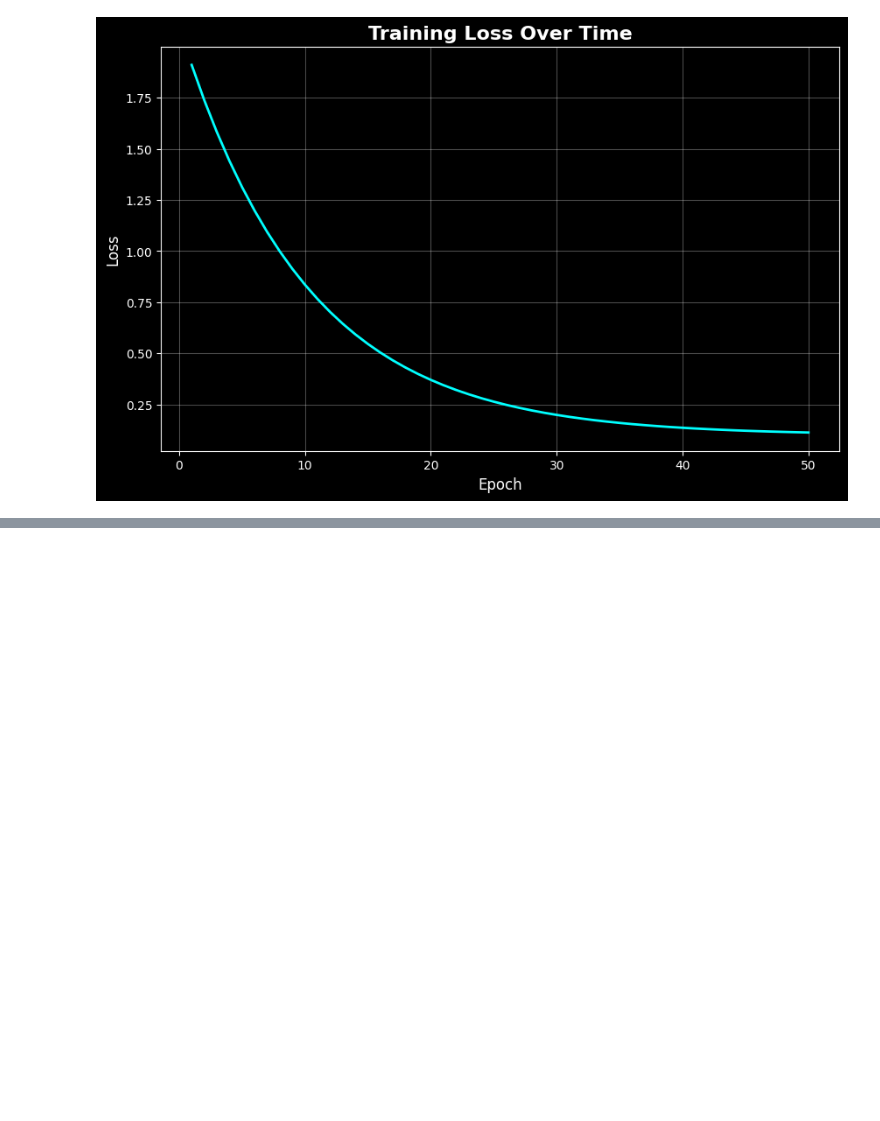
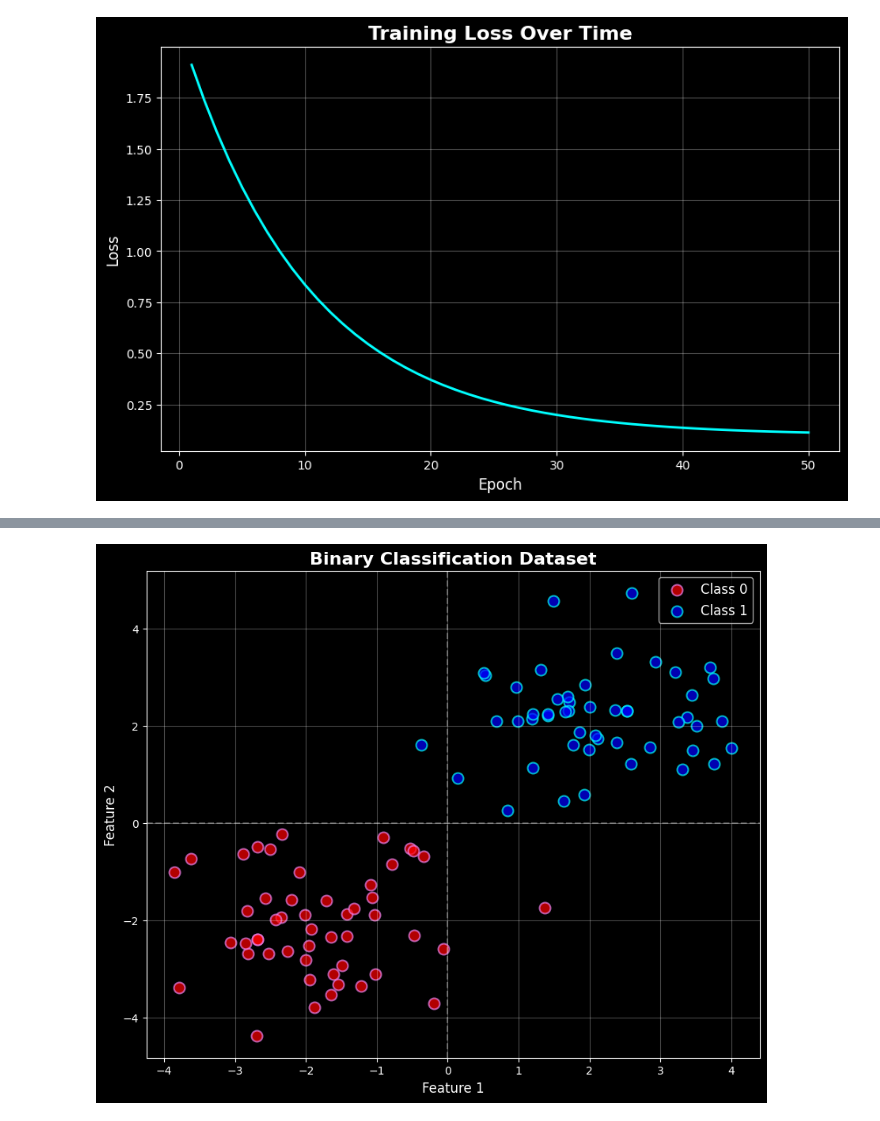
Before and after one commit to JohnHalim/AI-Engineering-Masterclass, a Jupyter notebook: 01-ML-terms-and-algorithms/numpy_visualization_OOP.ipynb, the cells around one changed output, grey strips where cells are left out. Drawn from its saved outputs; the diff is of its cells as text; code cells hidden in the pictures; blank space fills up the shorter version.

```diff
--- a/01-ML-terms-and-algorithms/numpy_visualization_OOP.ipynb
+++ b/01-ML-terms-and-algorithms/numpy_visualization_OOP.ipynb
@@ -562,0 +578,28 @@ plt.show()
+# %%
+np.random.seed(32)
+
+
+# Class 0 (centered around (-2, -2))
+class_0_x = np.random.randn(50) - 2 # Notice how we shift the centre of the points by 2 to the left here
+class_0_y = np.random.randn(50) - 2
+
+# Class 1 (centered around (2, 2))
+class_1_x = np.random.randn(50) + 2
+class_1_y = np.random.randn(50) + 2
+
+plt.figure(figsize=(10, 8))
+
+plt.scatter(class_0_x, class_0_y, s=100, alpha=0.7,
+            label='Class 0', c='red', edgecolors='violet', linewidths=1.5)
+plt.scatter(class_1_x, class_1_y, s=100, alpha=0.7,
+            label='Class 1', c='blue', edgecolors='cyan', linewidths=1.5)
+plt.title('Binary Classification Dataset', fontsize=16, fontweight='bold')
+plt.xlabel('Feature 1', fontsize=12)
+plt.ylabel('Feature 2', fontsize=12)
+plt.legend(fontsize=12)
+plt.grid(True, alpha=0.3)
+plt.axhline(y=0, color='white', linestyle='--', alpha=0.3)
+plt.axvline(x=0, color='white', linestyle='--', alpha=0.3)
+plt.show()
+# %% [output]
+[figure, added]
```
Also changed, not shown: parts of 1 cell of this notebook.
